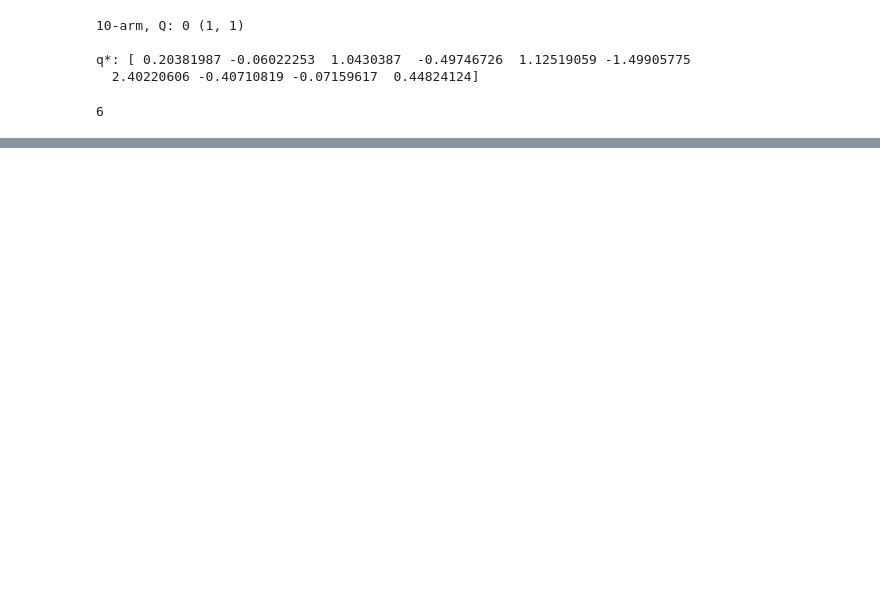
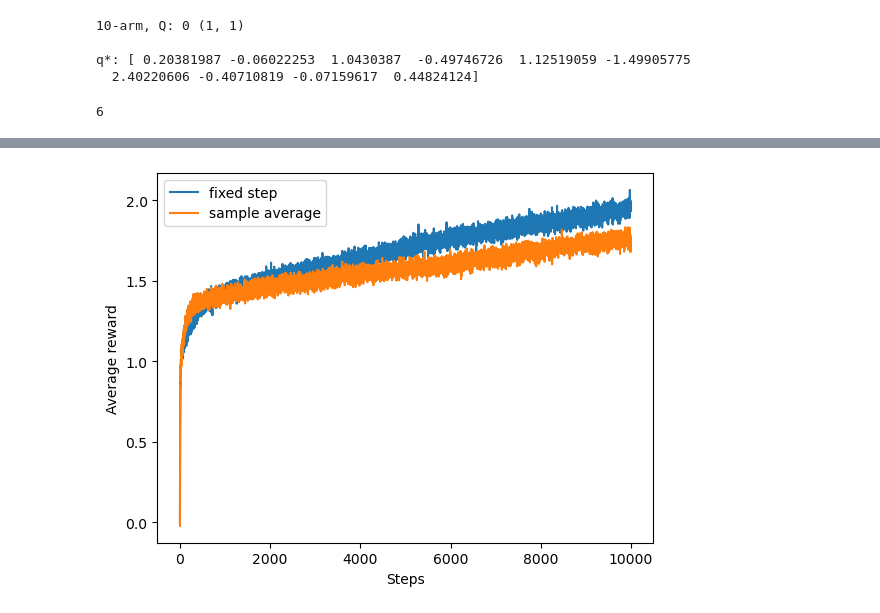
Before and after one commit to ajwills72/RLbook, a Jupyter notebook: k-armed-bandit.ipynb, the cells around one changed output, grey strips where cells are left out. Cells and saved outputs as stored; diff of their text form; code cells hidden in the pictures; blank space fills up the shorter version.

```diff
--- a/k-armed-bandit.ipynb
+++ b/k-armed-bandit.ipynb
@@ -121,0 +208,35 @@ plt.show()
+# %%
+def do_sim_step(e, is_step):
+    k = 10
+    steps = 10000
+    runs = 2000
+    reward = np.zeros(steps)
+    optimal = np.zeros(steps)
+    for i in range(runs):
+        bandit10 = Bandit_Drift(10, 0, 1, 1, .01)
+        if is_step:
+            agent = Agent_Step(bandit10, k, e, .1)
+        else:
+            agent = Agent_Mean(bandit10, k, e)
+        for t in range(steps):
+            ret = agent.act()
+            reward[t] += ret[0][1]
+            best = bandit10.best()
+            if ret[0][0] == best:
+                optimal[t] += 1
+    reward = reward / runs
+    optimal = optimal / runs
+    return reward, optimal
+
+reward_step, optimal_step = do_sim_step(.1, True)
+reward_mean, optimal_mean = do_sim_step(.1, False)
+# %%
+x = range(10000)
+plt.plot(x, reward_step, label='fixed step')
+plt.plot(x, reward_mean, label='sample average')
+plt.xlabel('Steps')
+plt.ylabel('Average reward')
+plt.legend()
+plt.show()
+# %% [output]
+[figure, added]
```
Also changed, not shown: parts of 6 cells of this notebook.
